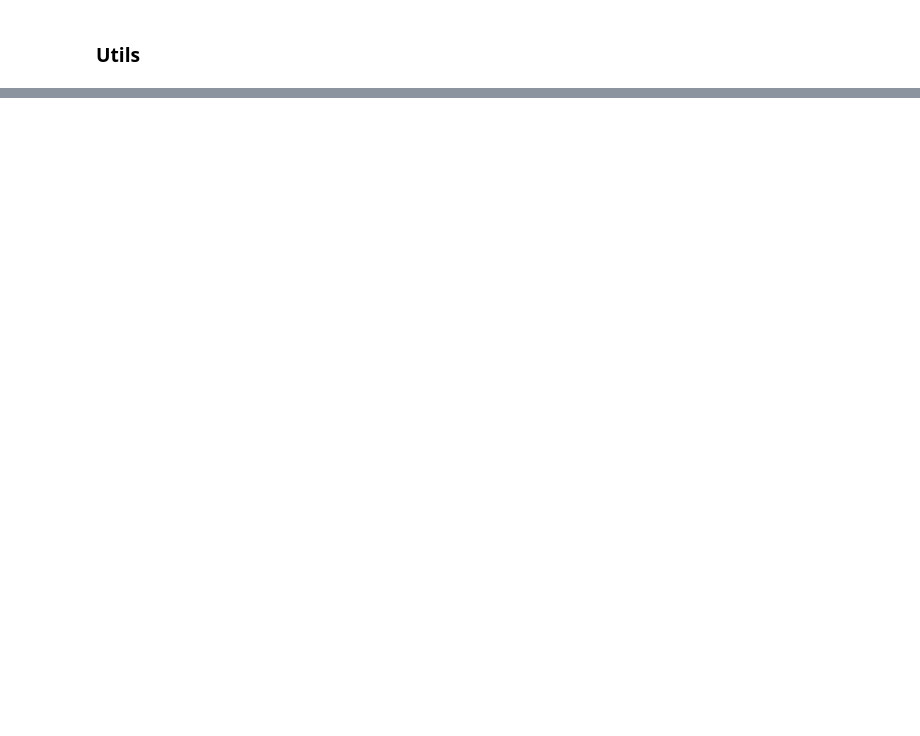
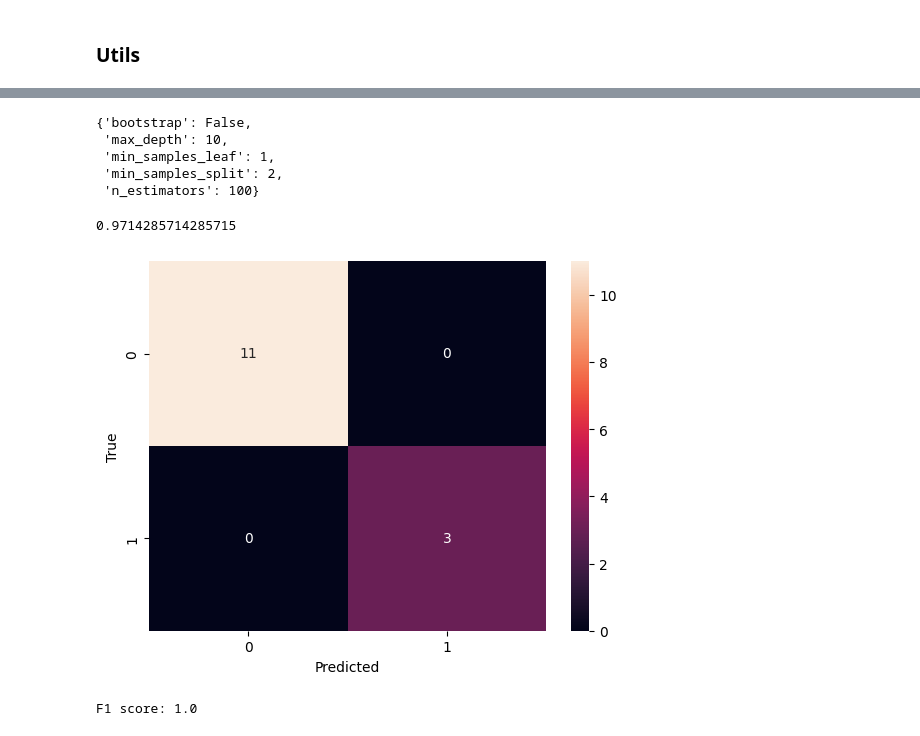
Before and after one commit to R1chrdson/bot_detection_mmdb23, a Jupyter notebook: classify_data/classifier.ipynb, the cells around one changed output, grey strips where cells are left out. Cells and saved outputs as stored; diff of their text form; code cells hidden in the pictures; blank space fills up the shorter version.

Commit message:
Prepared classifier model

```diff
--- a/classify_data/classifier.ipynb
+++ b/classify_data/classifier.ipynb
@@ -116,0 +153,17 @@ fig.set_size_inches(10, 5)
+# %%
+def plot_conf_matrix(conf_matrix):
+    """Plots a confusion matrix"""
+    sns.heatmap(conf_matrix, annot=True, fmt='g')
+    plt.xlabel('Predicted')
+    plt.ylabel('True')
+    plt.show()
+# %%
+rf_model = RandomForestClassifier(random_state=SEED)
+# %%
+X_train, X_test, y_train, y_test = train_test_split(train_set.drop(['bot'], axis=1), train_set['bot'], test_size=0.2, random_state=SEED)
+
+model = rf_model.fit(X_train, y_train)
+score = f1_score(y_test, model.predict(X_test))
+conf_matrix = confusion_matrix(y_test, model.predict(X_test))
+plot_conf_matrix(conf_matrix)
+print(f'F1 score: {score}')
@@ -116,0 +173,11 @@ fig.set_size_inches(10, 5)
+# %%
+grid_search_params = {
+    'bootstrap': [True, False],
+    'max_depth': [10, 20, 50, None],
+    'min_samples_leaf': [1, 2, 4],
+    'min_samples_split': [2, 5, 10],
+    'n_estimators': [100, 200, 500],
+    }
+
+grid = GridSearchCV(estimator=rf_model, param_grid=grid_search_params, cv=5, scoring='f1', n_jobs=-1)
+grid.fit(X_train, y_train)
@@ -116,0 +193,22 @@ fig.set_size_inches(10, 5)
+# %%
+grid.best_params_
+# %% [output]
+{'bootstrap': False,
+ 'max_depth': 10,
+ 'min_samples_leaf': 1,
+ 'min_samples_split': 2,
+ 'n_estimators': 100}
+# %%
+grid.best_score_
+# %% [output]
+0.9714285714285715
+# %%
+rf_model = RandomForestClassifier(random_state=SEED, **grid.best_params_)
+model = rf_model.fit(X_train, y_train)
+score = f1_score(y_test, model.predict(X_test))
+conf_matrix = confusion_matrix(y_test, model.predict(X_test))
+plot_conf_matrix(conf_matrix)
+print(f'F1 score: {score}')
+# %% [output]
+[figure, added]
+F1 score: 1.0
```
Also changed, not shown: parts of 29 cells of this notebook.
